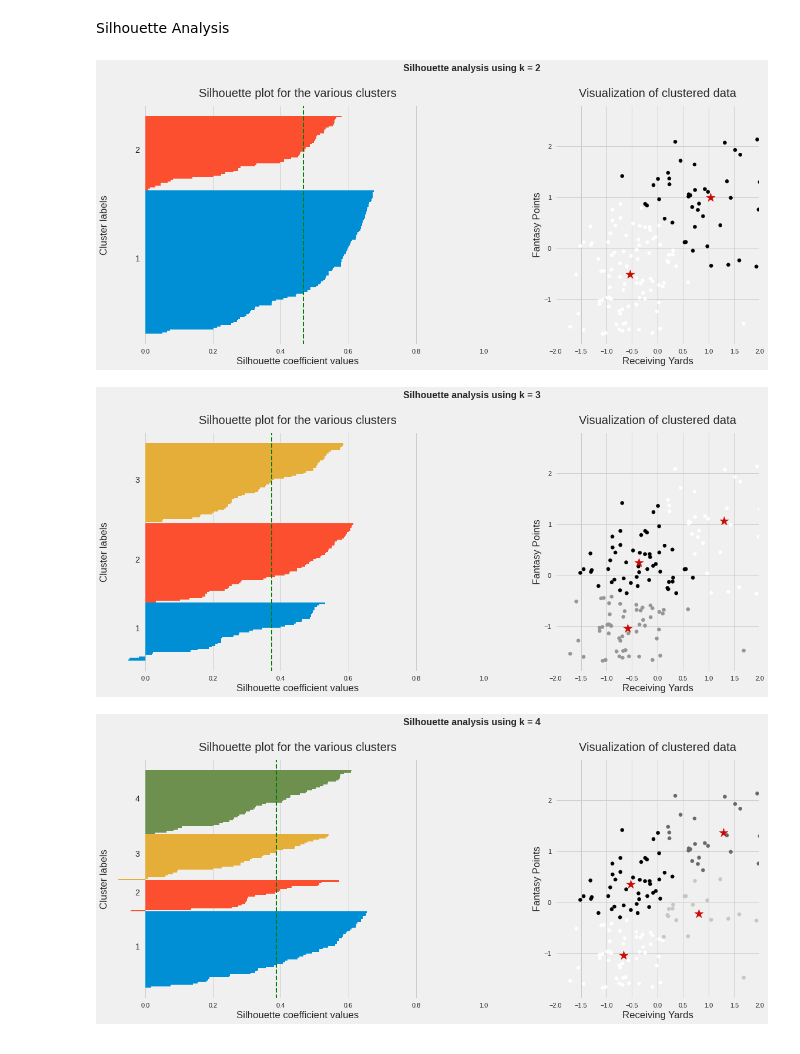
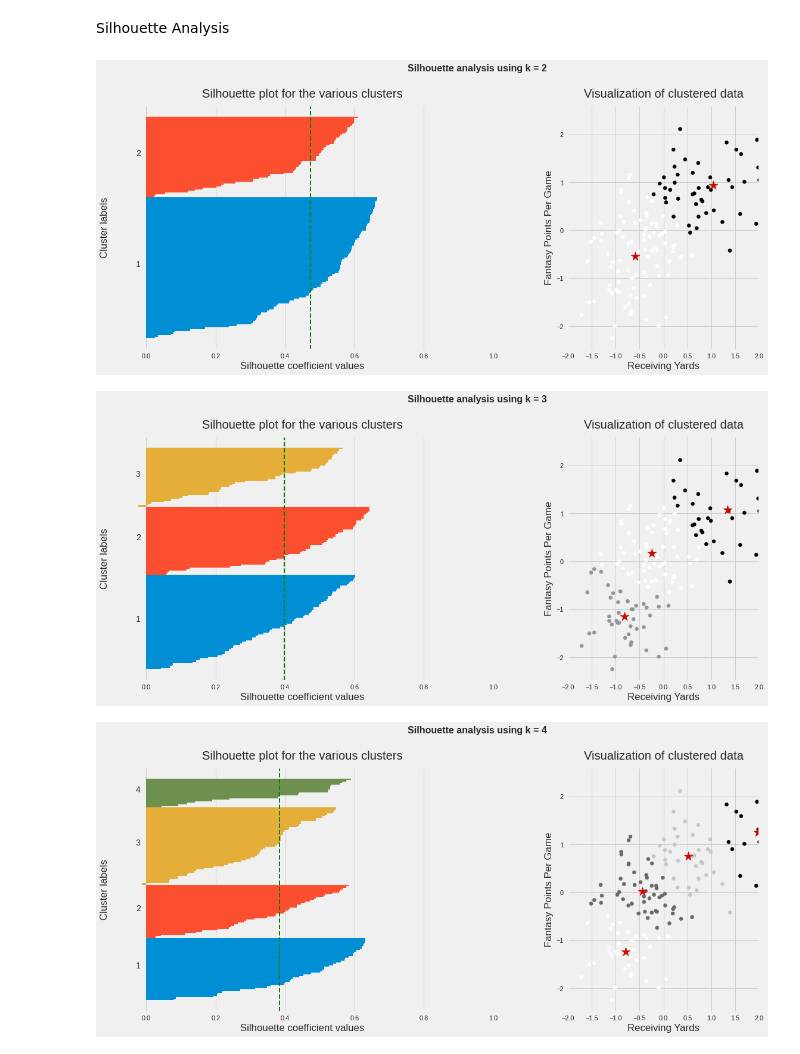
Before and after one commit to CS4641-2021/sports-numbers-fans, a Jupyter notebook: FantasyFootballRecommendation.ipynb, the cells around one changed output. Cells and saved outputs as stored; diff of their text form; code cells hidden in the pictures.

Commit message:
Updated to use fantasy points per game as target

```diff
--- a/FantasyFootballRecommendation.ipynb
+++ b/FantasyFootballRecommendation.ipynb
@@ -331,9 +331,9 @@ from warnings import filterwarnings
 filterwarnings('ignore')
 
 # Import the data
-df1718.head()
-df = df1718[['ReceivingYards', 'FantasyPointsPPR_NextYear']]
-df.head()
+#df1718.head()
+df = df1718[['ReceivingYards', 'FantasyPointsPerGamePPR_NextYear']]
+#df.head()
 #df1718.iloc[:,6]
 #df1718.iloc[:,-2]
 # Plot the data
@@ -341,6 +341,6 @@ plt.figure(figsize=(8, 8))
 #plt.scatter(df1718.iloc[:, 6], df1718.iloc[:, -2])
 plt.scatter(df.iloc[:,0], df.iloc[:,1])
 plt.xlabel('Receiving Yards')
-plt.ylabel('Fantasy Points')
+plt.ylabel('Fantasy Points Per Game')
 plt.title('Visualization of raw data');
 # %% [output]
@@ -410,34 +410,34 @@ for i, k in enumerate([2, 3, 4]):
     y_lower, y_upper = 0, 0
     for i, cluster in enumerate(np.unique(labels)):
         cluster_silhouette_vals = silhouette_vals[labels == cluster]
         cluster_silhouette_vals.sort()
         y_upper += len(cluster_silhouette_vals)
         ax1.barh(range(y_lower, y_upper), cluster_silhouette_vals, edgecolor='none', height=1)
         ax1.text(-0.03, (y_lower + y_upper) / 2, str(i + 1))
         y_lower += len(cluster_silhouette_vals)
 
     # Get the average silhouette score and plot it
     avg_score = np.mean(silhouette_vals)
     ax1.axvline(avg_score, linestyle='--', linewidth=2, color='green')
     ax1.set_yticks([])
     ax1.set_xlim([-0.1, 1])
     ax1.set_xlabel('Silhouette coefficient values')
     ax1.set_ylabel('Cluster labels')
     ax1.set_title('Silhouette plot for the various clusters', y=1.02);
 
     # Scatter plot of data colored with labels
     ax2.scatter(X_std[:, 0], X_std[:, 1], c=labels)
     ax2.scatter(centroids[:, 0], centroids[:, 1], marker='*', c='r', s=250)
     ax2.set_xlim([-2, 2])
     ax2.set_xlim([-2, 2])
     ax2.set_xlabel('Receiving Yards')
-    ax2.set_ylabel('Fantasy Points')
+    ax2.set_ylabel('Fantasy Points Per Game')
     ax2.set_title('Visualization of clustered data', y=1.02)
     ax2.set_aspect('equal')
     plt.tight_layout()
     plt.suptitle(f'Silhouette analysis using k = {k}',
                  fontsize=16, fontweight='semibold', y=1.05);
 # %% [output]
-[figure, old version]
+[figure, new version]
-[figure, old version]
+[figure, new version]
-[figure, old version]
+[figure, new version]
```
Also changed, not shown: parts of 3 cells of this notebook.
